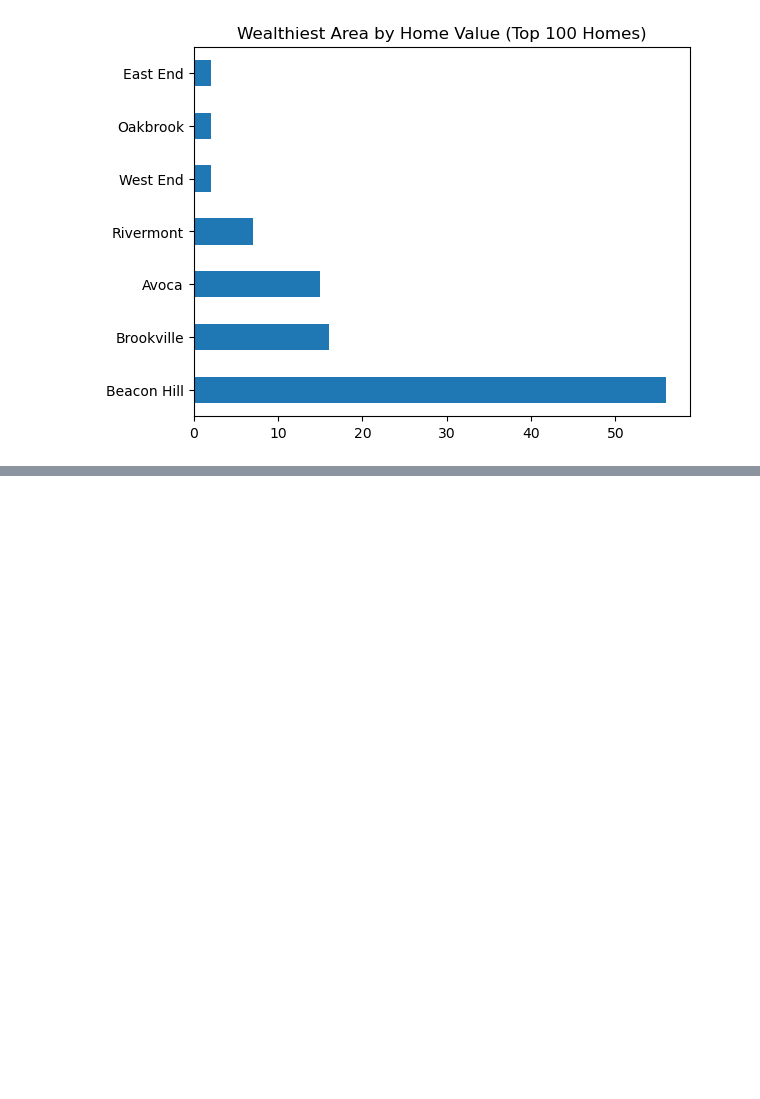
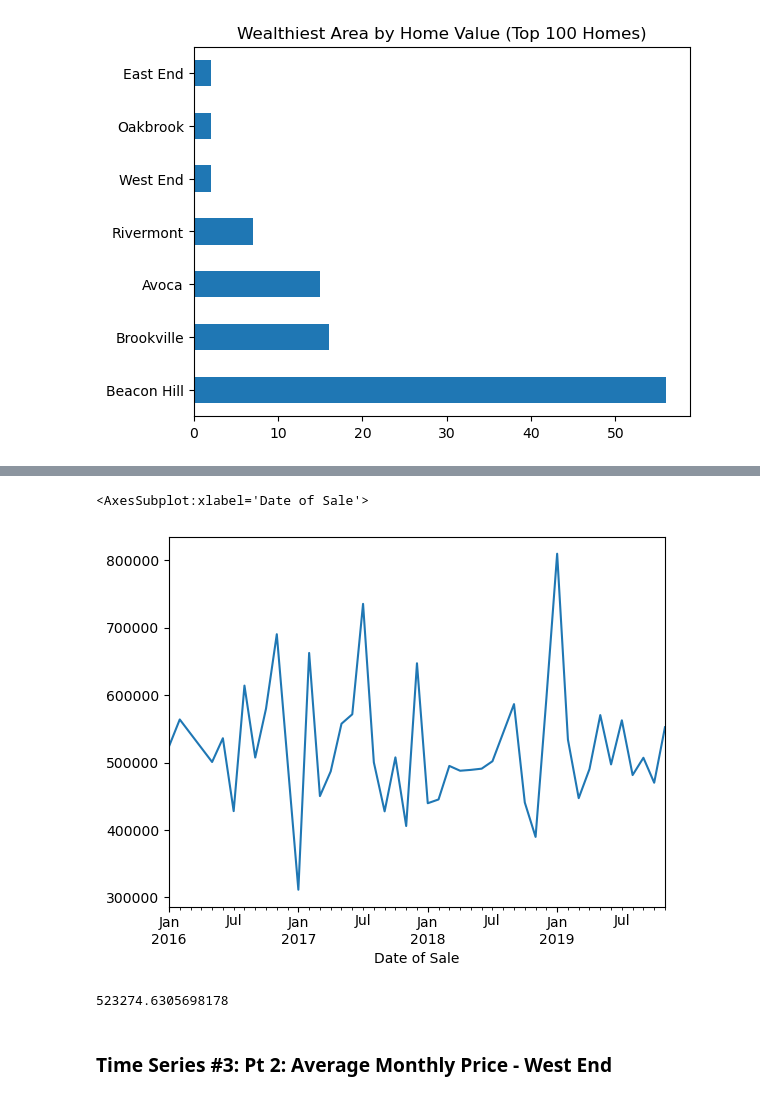
Before and after one commit to dandex200/Data_Science_Python, a Jupyter notebook: Assignment 2/Task2.ipynb, the cells around one changed output, grey strips where cells are left out. Drawn from its saved outputs; the diff is of its cells as text; code cells hidden in the pictures; blank space fills up the shorter version.

```diff
--- a/Assignment 2/Task2.ipynb
+++ b/Assignment 2/Task2.ipynb
@@ -72,0 +146,6 @@ df_sales_per_day.plot()
+# %%
+df_location = df['Location']
+
+df_prices_locations = pd.concat([df_dates, df_price, df_location], axis=1)
+
+df_prices_locations
@@ -72,0 +166,6 @@ df_sales_per_day.plot()
+# %%
+mask_brookville = df_prices_locations['Location'].isin(['Brookville'])
+
+df_prices_brookville = df_prices_locations[mask_brookville]
+
+df_prices_brookville
@@ -72,0 +186,4 @@ df_sales_per_day.plot()
+# %%
+df_monthly_brookville = df_prices_brookville.groupby(pd.PeriodIndex(df_prices_brookville['Date of Sale'], freq="M"))['Price'].mean()
+
+df_monthly_brookville
@@ -72,0 +208,11 @@ df_sales_per_day.plot()
+# %%
+df_monthly_brookville.plot()
+# %% [output]
+<AxesSubplot:xlabel='Date of Sale'>
+[figure, added]
+# %%
+df_monthly_brookville.mean()
+# %% [output]
+523274.6305698178
+# %% [markdown]
+### <b>Time Series #3:</b> Pt 2: Average Monthly Price - West End
```
Also changed, not shown: parts of 69 cells of this notebook, 1 other file.
